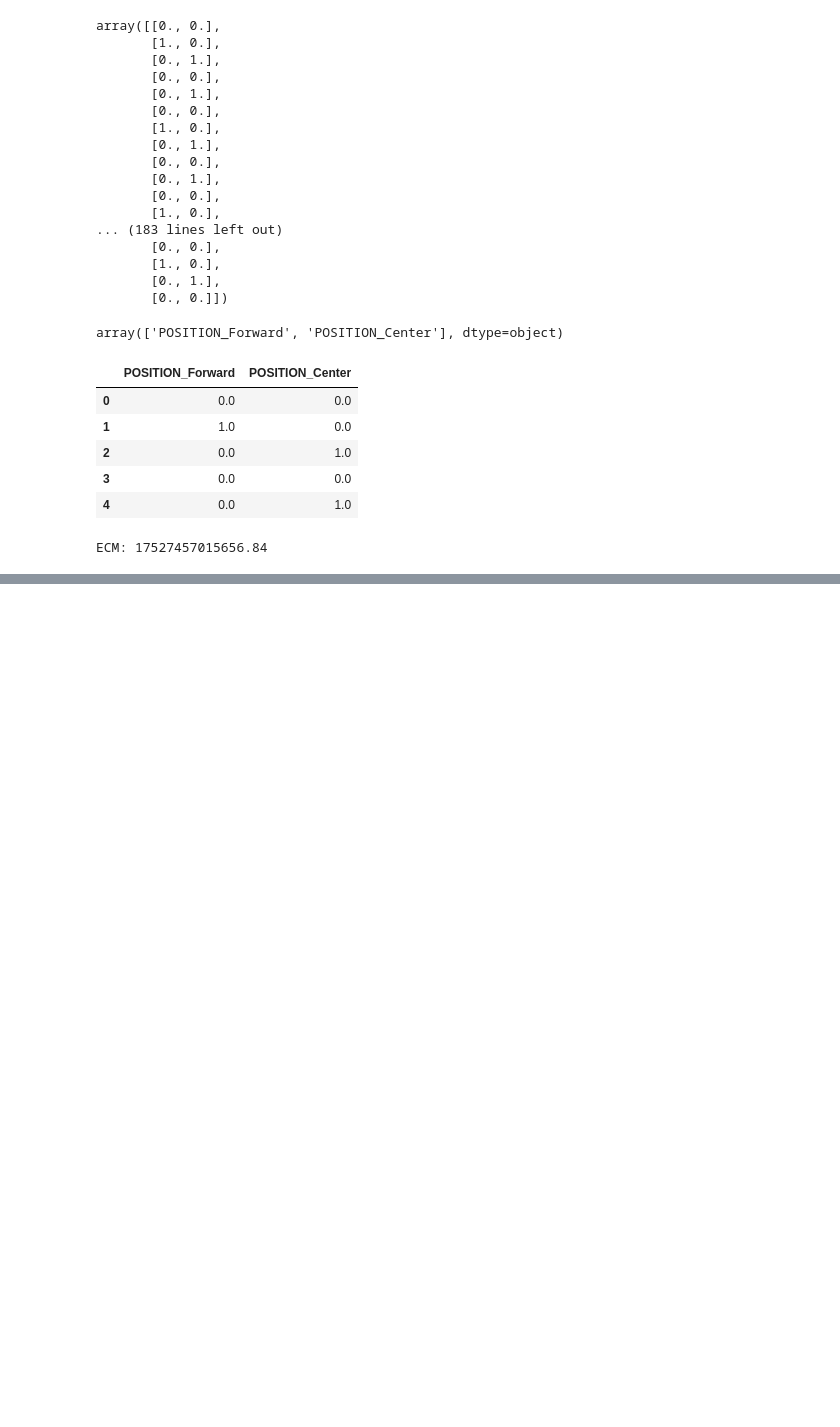
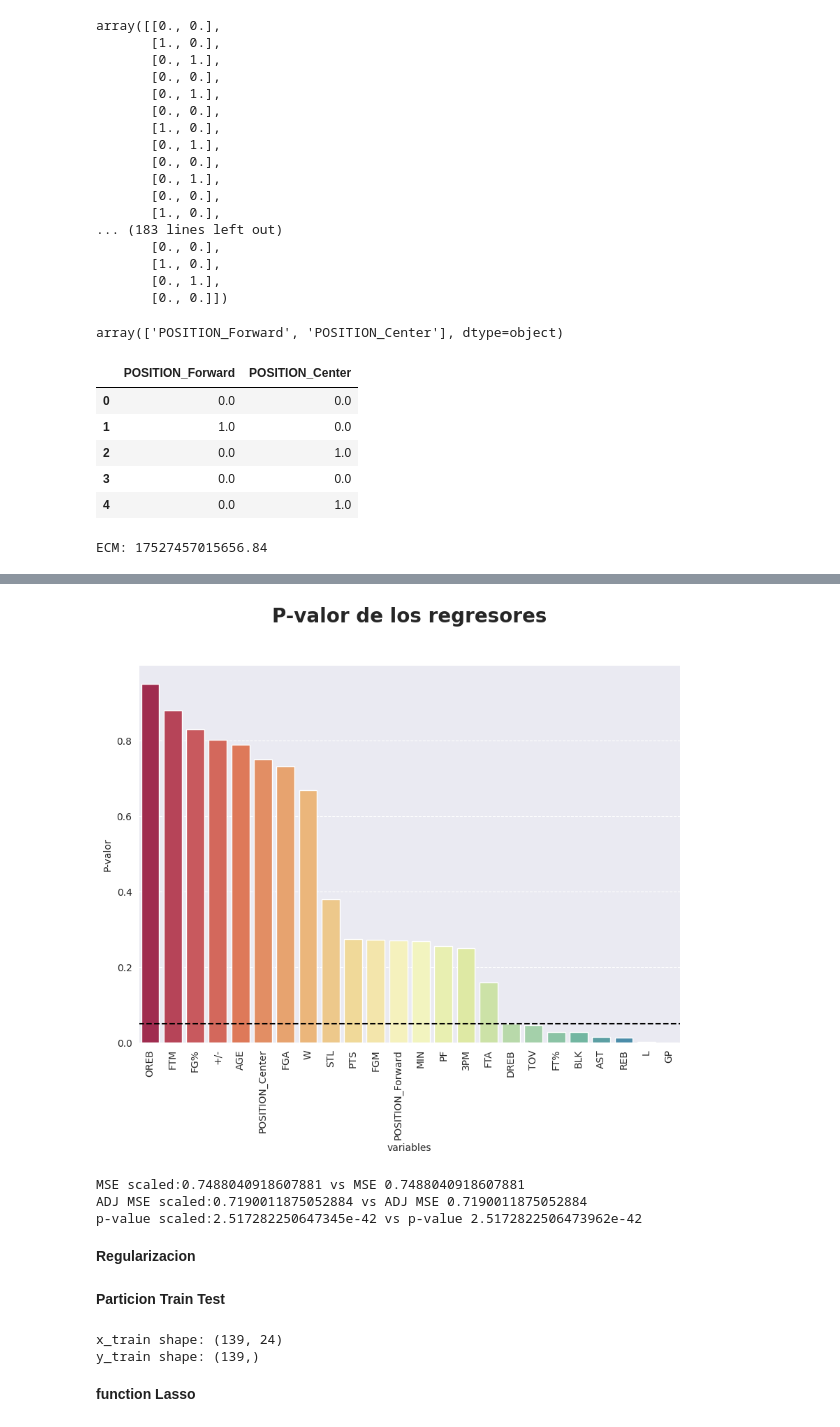
Before and after one commit to GORDIAN12/machine_learning, a Jupyter notebook: Regularization/regularization.ipynb, the cells around one changed output, grey strips where cells are left out. Drawn from its saved outputs; the diff is of its cells as text; code cells hidden in the pictures; blank space fills up the shorter version.

```diff
--- a/Regularization/regularization.ipynb
+++ b/Regularization/regularization.ipynb
@@ -188,0 +233,2 @@ strong multicollinearity problems or that the design matrix is singular.
+# %%
+nba_lineal_numerica=pd.DataFrame(scaled, columns=nba_lineal_numerica_column)
@@ -188,0 +238,9 @@ strong multicollinearity problems or that the design matrix is singular.
+# %%
+nba_lineal=pd.concat([nba_lineal_numerica, df_dummies],axis=1)
+X=nba_lineal.copy()
+Y=nba['AVG_SALARY']
+# %%
+#construimos el modelo agregando las constantes
+X=sm.add_constant(X)
+model_scaled=sm.OLS(Y,X)
+results_scaled=model_scaled.fit()
@@ -188,0 +271,30 @@ strong multicollinearity problems or that the design matrix is singular.
+# %%
+coef_df_scaled=coef_summary(results_scaled)
+# %%
+fig,ax=plt.subplots(figsize=(10,7))
+coef_df_scaled=coef_df_scaled.sort_values(by='P>|t|', ascending=False)
+ax=sns.barplot(x='variables', y='P>|t|', data=coef_df_scaled, palette="Spectral")
+ax.set_title('P-valor de los regresores', fontweight='bold', fontsize=20, y=1.1)
+ax.spines['right'].set_visible(False)
+ax.spines['top'].set_visible(False)
+ax.grid(axis='y', linestyle='--')
+ax.set_ylabel('P-valor', fontsize=10)
+ax.set_xlabel('variables', fontsize=10)
+plt.xticks(rotation=90, fontsize=10)
+plt.yticks(fontsize=10)
+ax.axhline(y=0.05, color='black', linestyle='--')
+plt.show()
+# %% [output]
+[figure, added]
+# %%
+print(f"MSE scaled:{results_scaled.rsquared} vs MSE {results.rsquared}" )
+print(f"ADJ MSE scaled:{results_scaled.rsquared_adj} vs ADJ MSE {results.rsquared_adj}" )
+print(f"p-value scaled:{results_scaled.f_pvalue} vs p-value {results.f_pvalue}" )
+# %% [output]
+MSE scaled:0.7488040918607881 vs MSE 0.7488040918607881
+ADJ MSE scaled:0.7190011875052884 vs ADJ MSE 0.7190011875052884
+p-value scaled:2.517282250647345e-42 vs p-value 2.5172822506473962e-42
+# %% [markdown]
+**Regularizacion**
+# %% [markdown]
+**Particion Train Test**
@@ -188,0 +313,15 @@ strong multicollinearity problems or that the design matrix is singular.
+# %%
+x_train, x_test, y_train, y_test = train_test_split(x, y, test_size=0.3, random_state=42)
+
+# Verificar las formas después de la división
+print(f'x_train shape: {x_train.shape}')  # Debería ser (160, 24) si test_size es 0.2
+print(f'y_train shape: {y_train.shape}')  # Debería ser (160,)
+
+# Asegurarse de que las dimensiones coincidan
+if x_train.shape[0] != y_train.shape[0]:
+    raise ValueError(f'Desajuste en el número de muestras: x_train tiene {x_train.shape[0]} muestras, y_train tiene {y_train.shape[0]} muestras')
+# %% [output]
+x_train shape: (139, 24)
+y_train shape: (139,)
+# %% [markdown]
+**function Lasso**
```
Also changed, not shown: parts of 22 cells of this notebook.
